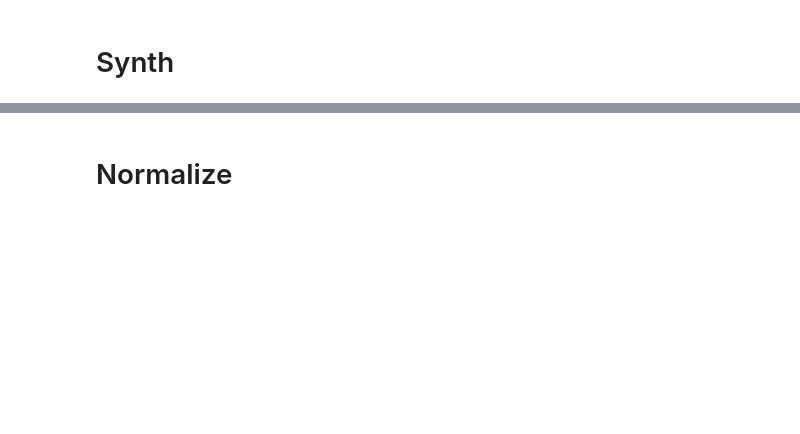
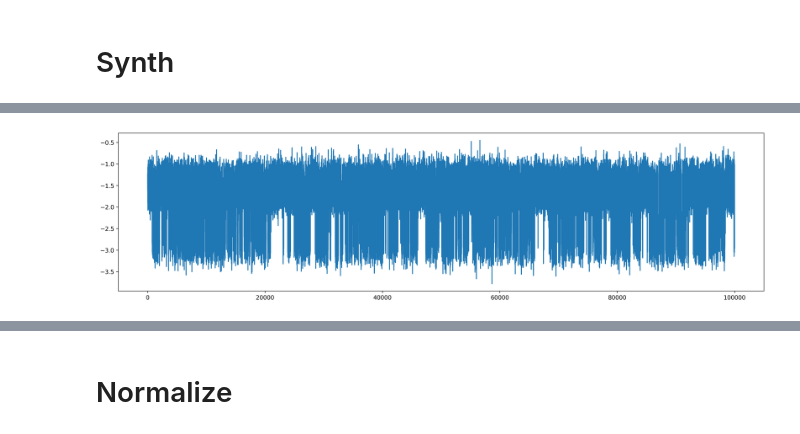
Before and after one commit to antorsae/liverpool-ion-switching, a Jupyter notebook: synthetic.ipynb, the cells around one changed output, grey strips where cells are left out. Cells and saved outputs as stored; diff of their text form; code cells hidden in the pictures; blank space fills up the shorter version.

```diff
--- a/synthetic.ipynb
+++ b/synthetic.ipynb
@@ -240,0 +123,99 @@ tensor([0., 0., 0.,  ..., 0., 0., 0.])
+# %%
+class RandomStack:
+    def __init__(self,segments): self.segments,self.n_segments,self.stack=segments,segments.shape[0],[]
+    def pop(self):
+        if len(self.stack) == 0: self.stack = np.random.choice(range(self.n_segments),self.n_segments,replace=False).tolist()
+        return self.segments[self.stack.pop()]
+class SynthChannels:
+    def __init__(self):
+        p_synth = Path('synth')
+        use_memmap = True
+        load_fn = np.load if not use_memmap else partial(np.lib.format.open_memmap, mode='r')
+        high_fname,low_fname = 'high','low2'
+        try:
+            self.high = load_fn(str(p_synth / f'{high_fname}.npy'))
+            self.low  = load_fn(str(p_synth /  f'{low_fname}.npy'))
+        except:
+            self.high   = pd.read_csv(p_synth / f'{high_fname}.csv',header=None).values.astype('uint8')
+            self.low    = pd.read_csv(p_synth /  f'{low_fname}.csv',header=None).values.astype('uint8')
+            np.save(str(p_synth / f'{high_fname}.npy'), self.high)
+            np.save(str(p_synth /  f'{low_fname}.npy'), self.low)
+        self.high = self.high.reshape(-1,TEST_SEGMENT_SIZE)
+        self.low  =  self.low.reshape(-1,TEST_SEGMENT_SIZE)
+        self.h_segments,self.l_segments = RandomStack(self.high),RandomStack(self.low)
+        self.set_seed(0)
+    def set_seed(self,seed):
+        self.seed = seed
+        np.random.seed(self.seed)
+        torch.manual_seed(self.seed)
+        self.l_segments.stack = self.h_segments.stack = []
+    def get_synth_segment_y(self,states,max_channels,size=SEGMENT_SIZE):
+        assert size % TEST_SEGMENT_SIZE == 0
+        y = torch.zeros((size,),dtype=torch.uint8)
+        self.seed += {'l':1, 'h':2}[states]*0x10+max_channels+(size//TEST_SEGMENT_SIZE)*0x20 % 2**32
+        torch.manual_seed(self.seed)
+        np.random.seed(self.seed)
+        states = {'l':self.l_segments, 'h':self.h_segments}[states]
+        for i in range(max_channels):
+            for ii in range(size//TEST_SEGMENT_SIZE): y[ii*TEST_SEGMENT_SIZE:(ii+1)*TEST_SEGMENT_SIZE] += states.pop()
+        return y.clamp(0, 10)
+    def get_synth_segment_xy(self,states,max_channels,size=TEST_SEGMENT_SIZE,add_ac=False,y=None,
+                             add_noise=True,add_bias=True, std_range =(1.,1.), k_range=(1.,1.)):
+        kernel = tensor([-1.6590e-03, -1.1617e-04, -1.0344e-03,  8.4467e-04, -9.7054e-04,
+                  1.4413e-03,  6.5739e-03,  2.8979e-02,  1.2115e+00, -1.0717e-03,
+                 -3.8138e-03,  6.0101e-04,  1.2317e-04,  3.1660e-03, -8.8741e-04,
+                  3.2797e-04,  2.5820e-03, -2.3032e-03])
+        test_std_by_type = {('l', 3): [0.23856227099895477,
+
+              0.2386934608221054,
+              0.23847833275794983,
+              0.23833979666233063,
+              0.24214892089366913,
+              0.24653472006320953,
+              0.2441188395023346],
+             ('h', 3): [0.2698204517364502, 0.2679280936717987],
+             ('h', 5): [0.27920418977737427, 0.27736446261405945],
+             ('l', 4): [0.23756568133831024,
+              0.24620571732521057,
+              0.24222536385059357],
+             ('h', 1): [0.2443782091140747],
+             ('h', 10): [0.3530166447162628, 0.3537397086620331],
+             ('l', 2): [0.23785734176635742,
+              0.2443142682313919,
+              0.24280819296836853]}
+        train_std_by_type = {
+            ('l', 1): [0.24515989422798157, 0.24703997373580933],
+            ('h', 1): [0.24486009776592255, 0.2447292059659958],
+            ('h', 3): [0.265836238861084],
+            ('h', 10): [0.4045635759830475, 0.40377894043922424],
+            ('h', 5): [0.28642651438713074, 0.28378984332084656]}
+
+        dim_k = kernel.numel()
+        if max_channels is None: max_channels = y.max()
+        bias = tensor([-5.5336 if max_channels >= 10 else -2.7708])
+        if y is None: y = self.get_synth_segment_y(states,max_channels,size)
+        y_padded = torch.zeros(y.shape[0]+dim_k-1)
+        cc = (dim_k-1)//2
+        y_padded[cc:cc+y.shape[0]] = y.float()
+        y_padded = y_padded.view(1,1,-1)
+        k_range = k_range[0]+(k_range[1]-k_range[0])*torch.rand(1,).item()
+        x = (F.conv1d(y_padded,k_range*kernel.view(1,1,-1)).flatten() + bias).to(y.device)
+        if add_noise:
+            torch.manual_seed(self.seed)
+            np.random.seed(self.seed)
+            if add_ac:
+                ac_weight,ac_freq,ac_phase = -0.12838999,50+0.2*(torch.rand(1)-0.5),2*math.pi*torch.rand(1)
+                x_range = torch.arange(x.shape[0]).float().to(x.device)
+                wave = (ac_weight * torch.sin( x_range * 2*math.pi/10000 * ac_freq + ac_phase))
+                x += wave
+            max_channels = min(max_channels,10)
+            std_by_type = train_std_by_type if (states,max_channels) in train_std_by_type else test_std_by_type
+            std = np.random.choice(std_by_type[(states,max_channels)])
+            std_range = std_range[0]+(std_range[1]-std_range[0])*torch.rand(1,).item()
+            x += std_range * std * torch.randn(x.numel()).to(x.device)
+            if add_bias: x += BIAS_RANGE*(2*torch.rand(1)-1)
+        return x.unsqueeze(-1),y.unsqueeze(-1)
+
+sc= SynthChannels()
+plt.plot(sc.get_synth_segment_xy('h',1)[0])
+# %% [output]
@@ -240,0 +223 @@ tensor([0., 0., 0.,  ..., 0., 0., 0.])
+[figure, added]
```
Also changed, not shown: parts of 108 cells of this notebook.
